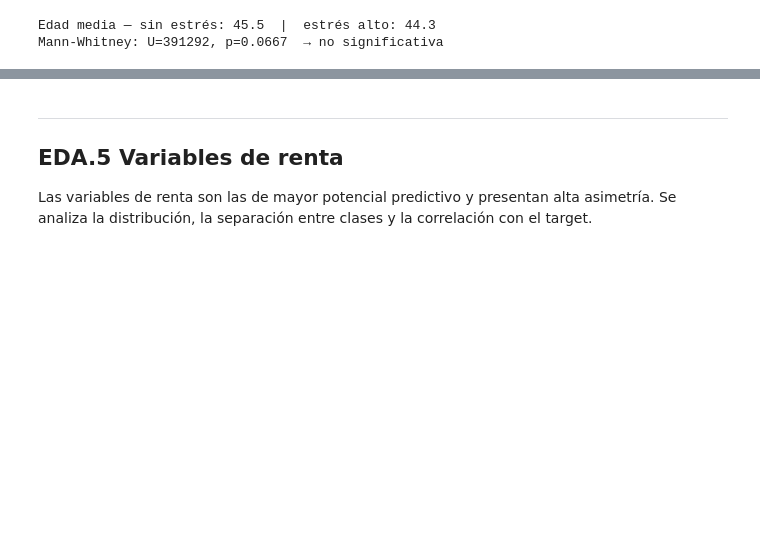
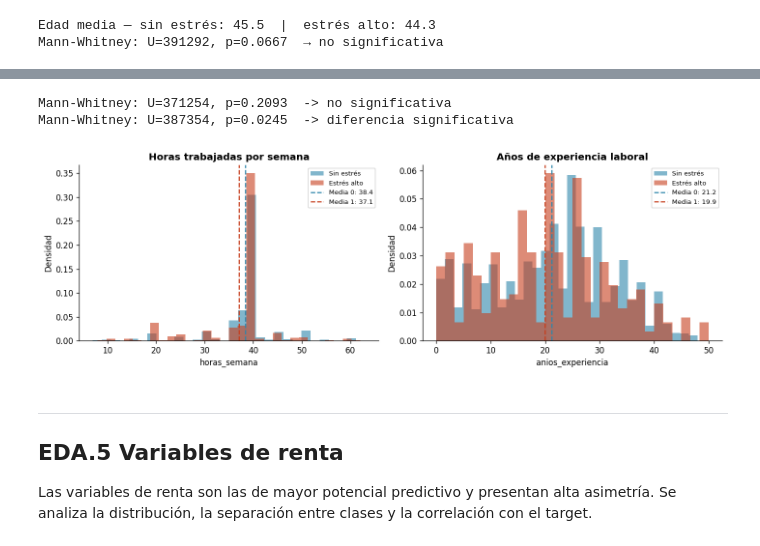
Before and after one commit to somm14/tfm_project, a Jupyter notebook: src/notebooks/01_eda.ipynb, the cells around one changed output, grey strips where cells are left out. Saved outputs shown, nothing was run; the diff lists cells and outputs as text; code cells hidden in the pictures; blank space fills up the shorter version.

```diff
--- a/src/notebooks/01_eda.ipynb
+++ b/src/notebooks/01_eda.ipynb
@@ -198,3 +164,9 @@ plt.show()
+# %%
+target_vs_hours_exp(train, T0, T1)
+# %% [output]
+Mann-Whitney: U=371254, p=0.2093  -> no significativa
+Mann-Whitney: U=387354, p=0.0245  -> diferencia significativa
+[figure, added]
 # %%
 # ── Desempleo: meses en referencia y 5 años ──────────────────────────────
 fig, axes = plt.subplots(1, 2, figsize=(12, 4))
```
Also changed, not shown: parts of 6 cells of this notebook.
